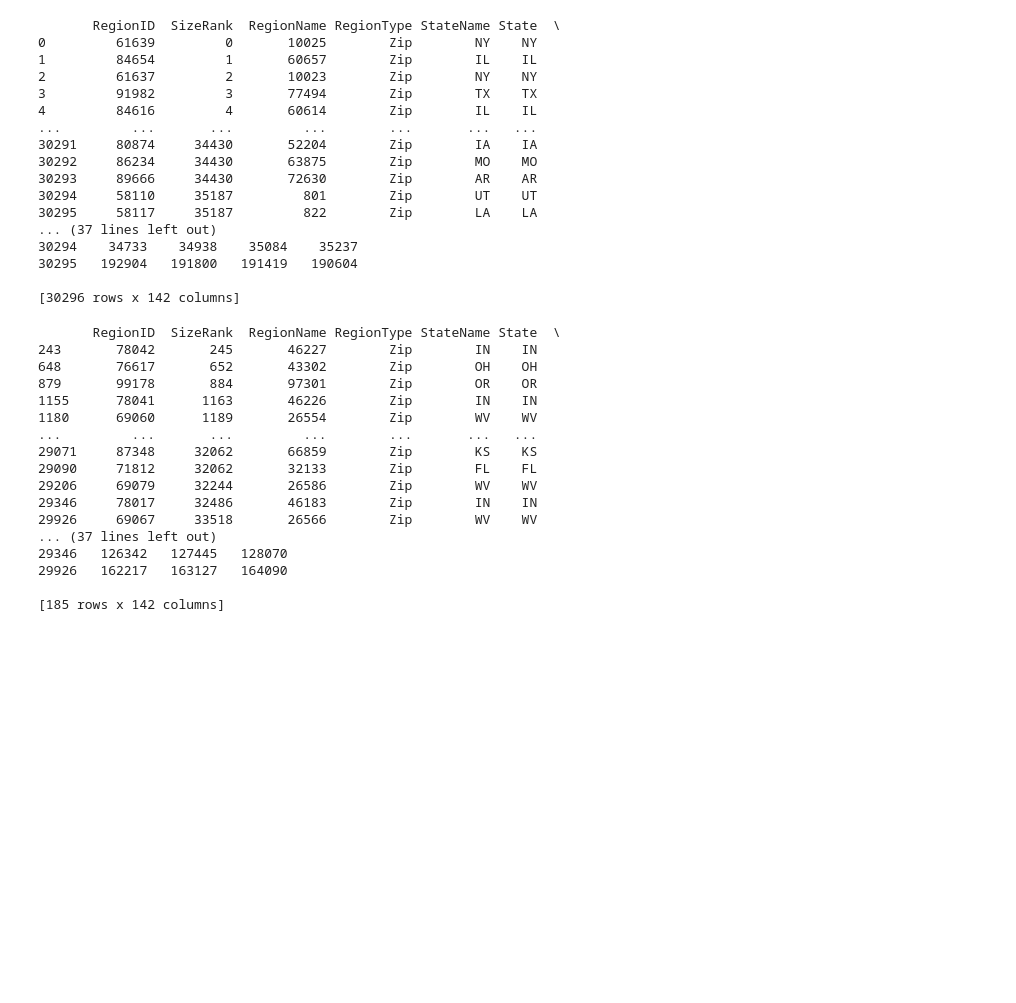
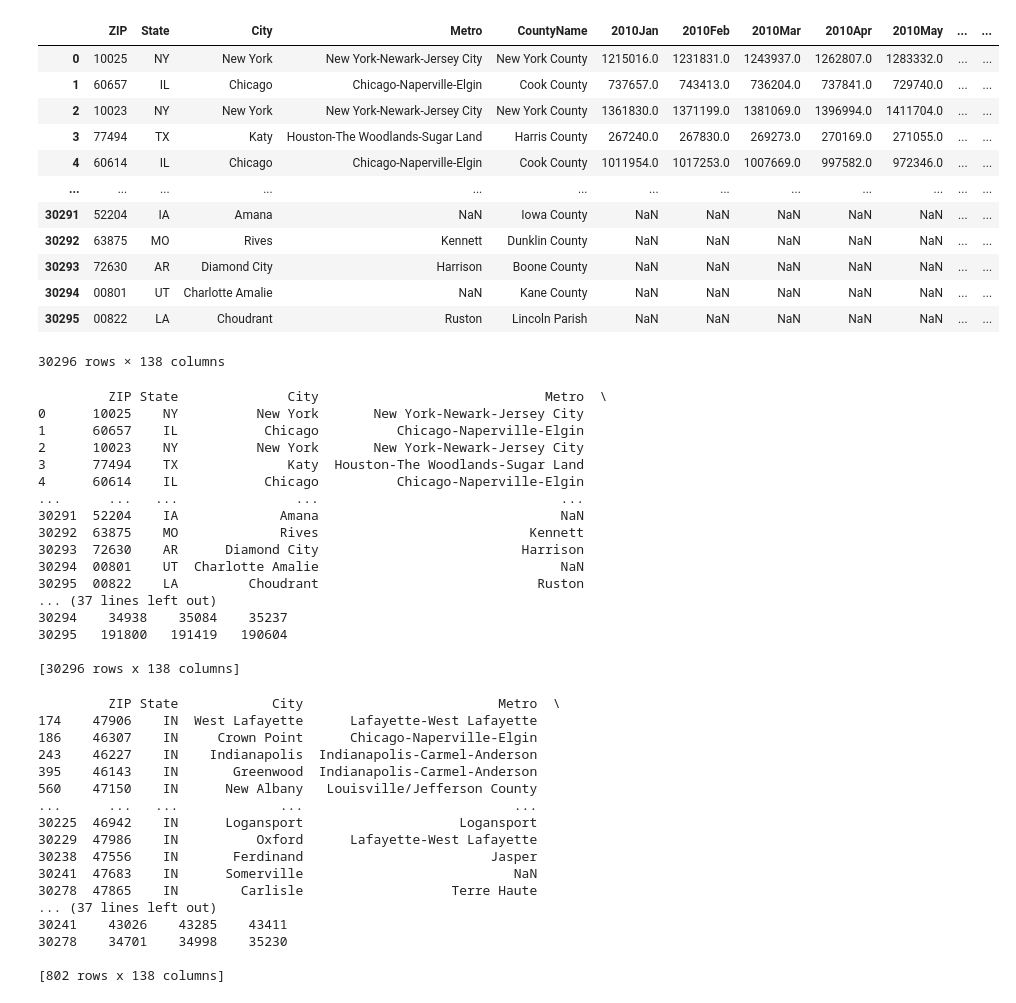
Before and after one commit to kcomalley14/butler-project3-groupj, a Jupyter notebook: PostgresData.ipynb, the cells around one changed output. Drawn from its saved outputs; the diff is of its cells as text; code cells hidden in the pictures; blank space fills up the shorter version.

Commit message:
adding power point

```diff
--- a/PostgresData.ipynb
+++ b/PostgresData.ipynb
@@ -23,48 +23,66 @@ import pandas as pd
 # %%
 #Pull data from trimmed CSV intpo a dataframe
 
-df = pd.read_csv('Zip_zUpdated_sm_sa_mon.csv',encoding = 'utf-8') (StringIO(temp), sep=";", dtype={'c':str})
+df = pd.read_csv('Zip_zUpdated_sm_sa_mon.csv',encoding = 'utf-8')
+# %%
+df['ZIP'] = df['ZIP'].astype(str).str.zfill(5)
+# %%
+df
+# %% [output]
+|  | ZIP | State | City | Metro | CountyName | 2010Jan | 2010Feb | 2010Mar | 2010Apr | 2010May | ... | ... |
+| 0 | 10025 | NY | New York | New York-Newark-Jersey City | New York County | 1215016.0 | 1231831.0 | 1243937.0 | 1262807.0 | 1283332.0 | ... | ... |
+| 1 | 60657 | IL | Chicago | Chicago-Naperville-Elgin | Cook County | 737657.0 | 743413.0 | 736204.0 | 737841.0 | 729740.0 | ... | ... |
+| 2 | 10023 | NY | New York | New York-Newark-Jersey City | New York County | 1361830.0 | 1371199.0 | 1381069.0 | 1396994.0 | 1411704.0 | ... | ... |
+| 3 | 77494 | TX | Katy | Houston-The Woodlands-Sugar Land | Harris County | 267240.0 | 267830.0 | 269273.0 | 270169.0 | 271055.0 | ... | ... |
+| 4 | 60614 | IL | Chicago | Chicago-Naperville-Elgin | Cook County | 1011954.0 | 1017253.0 | 1007669.0 | 997582.0 | 972346.0 | ... | ... |
+| ... | ... | ... | ... | ... | ... | ... | ... | ... | ... | ... | ... | ... |
+| 30291 | 52204 | IA | Amana | NaN | Iowa County | NaN | NaN | NaN | NaN | NaN | ... | ... |
+| 30292 | 63875 | MO | Rives | Kennett | Dunklin County | NaN | NaN | NaN | NaN | NaN | ... | ... |
+| 30293 | 72630 | AR | Diamond City | Harrison | Boone County | NaN | NaN | NaN | NaN | NaN | ... | ... |
+| 30294 | 00801 | UT | Charlotte Amalie | NaN | Kane County | NaN | NaN | NaN | NaN | NaN | ... | ... |
+| 30295 | 00822 | LA | Choudrant | Ruston | Lincoln Parish | NaN | NaN | NaN | NaN | NaN | ... | ... |
+30296 rows × 138 columns
 # %%
 print(df)
 # %% [output]
-       RegionID  SizeRank  RegionName RegionType StateName State  \
-0         61639         0       10025        Zip        NY    NY
-1         84654         1       60657        Zip        IL    IL
-2         61637         2       10023        Zip        NY    NY
-3         91982         3       77494        Zip        TX    TX
-4         84616         4       60614        Zip        IL    IL
-...         ...       ...         ...        ...       ...   ...
-30291     80874     34430       52204        Zip        IA    IA
-30292     86234     34430       63875        Zip        MO    MO
-30293     89666     34430       72630        Zip        AR    AR
-30294     58110     35187         801        Zip        UT    UT
-30295     58117     35187         822        Zip        LA    LA
+         ZIP State              City                             Metro  \
+0      10025    NY          New York       New York-Newark-Jersey City
+1      60657    IL           Chicago          Chicago-Naperville-Elgin
+2      10023    NY          New York       New York-Newark-Jersey City
+3      77494    TX              Katy  Houston-The Woodlands-Sugar Land
+4      60614    IL           Chicago          Chicago-Naperville-Elgin
+...      ...   ...               ...                               ...
+30291  52204    IA             Amana                               NaN
+30292  63875    MO             Rives                           Kennett
+30293  72630    AR      Diamond City                          Harrison
+30294  00801    UT  Charlotte Amalie                               NaN
+30295  00822    LA         Choudrant                            Ruston
 ... (37 lines left out)
-30294    34733    34938    35084    35237
-30295   192904   191800   191419   190604
+30294    34938    35084    35237
+30295   191800   191419   190604
 
-[30296 rows x 142 columns]
+[30296 rows x 138 columns]
 # %%
 LimitdfIN = df.loc[df['State'].isin(['IN'])]
 print(LimitdfIN)
 # %% [output]
-       RegionID  SizeRank  RegionName RegionType StateName State  \
-243       78042       245       46227        Zip        IN    IN
-648       76617       652       43302        Zip        OH    OH
-879       99178       884       97301        Zip        OR    OR
-1155      78041      1163       46226        Zip        IN    IN
-1180      69060      1189       26554        Zip        WV    WV
-...         ...       ...         ...        ...       ...   ...
-29071     87348     32062       66859        Zip        KS    KS
-29090     71812     32062       32133        Zip        FL    FL
-29206     69079     32244       26586        Zip        WV    WV
-29346     78017     32486       46183        Zip        IN    IN
-29926     69067     33518       26566        Zip        WV    WV
+         ZIP State            City                         Metro  \
+174    47906    IN  West Lafayette      Lafayette-West Lafayette
+186    46307    IN     Crown Point      Chicago-Naperville-Elgin
+243    46227    IN    Indianapolis  Indianapolis-Carmel-Anderson
+395    46143    IN       Greenwood  Indianapolis-Carmel-Anderson
+560    47150    IN      New Albany   Louisville/Jefferson County
+...      ...   ...             ...                           ...
+30225  46942    IN      Logansport                    Logansport
+30229  47986    IN          Oxford      Lafayette-West Lafayette
+30238  47556    IN       Ferdinand                        Jasper
+30241  47683    IN      Somerville                           NaN
+30278  47865    IN        Carlisle                   Terre Haute
 ... (37 lines left out)
-29346   126342   127445   128070
-29926   162217   163127   164090
+30241    43026    43285    43411
+30278    34701    34998    35230
 
-[185 rows x 142 columns]
+[802 rows x 138 columns]
 # %%
 #Transpose data for IN
 
```
Also changed, not shown: parts of 7 cells of this notebook, 1 other file.
